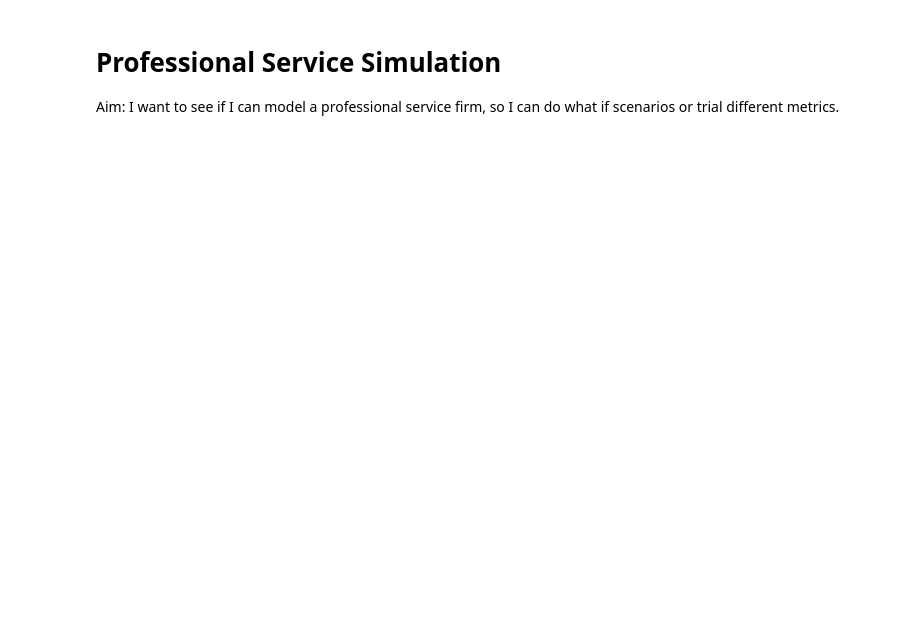
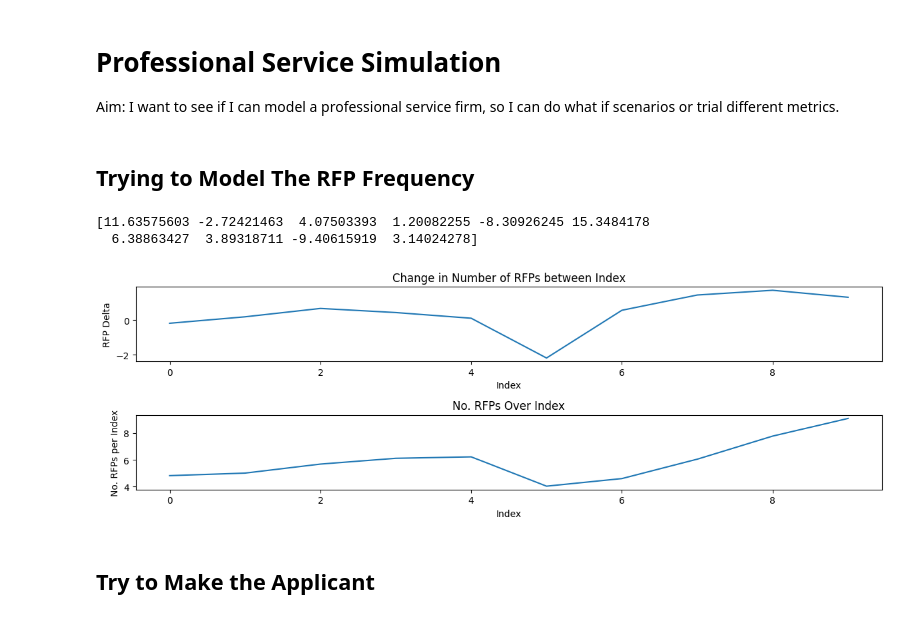
Before and after one commit to mattbowman2/notebooks, a Jupyter notebook: notebooks/colab/01_consulting/main.ipynb, the cells around one changed output. Drawn from its saved outputs; the diff is of its cells as text; code cells hidden in the pictures; blank space fills up the shorter version.

```diff
--- a/notebooks/colab/01_consulting/main.ipynb
+++ b/notebooks/colab/01_consulting/main.ipynb
@@ -4,3 +4,51 @@
 # Professional Service Simulation
 
 Aim: I want to see if I can model a professional service firm, so I can do what if scenarios or trial different metrics.
+# %% [markdown]
+## Trying to Model The RFP Frequency
+# %%
+import numpy as np
+
+n = 10
+
+samples = np.random.normal(loc=0, scale=10, size=n)
+print(samples)
+import matplotlib.pyplot as plt
+
+# CALIBRATION
+prior_value = 5
+values = []
+deltas = []
+
+# STEP THROUGHS
+for i in range(n):
+  delta = np.random.normal(loc=0, scale=1, size=n)[0]
+  value = prior_value + delta
+
+  # UPDATE
+  prior_value = value
+  values.append(value)
+  deltas.append(delta)
+
+# Create figure with 2 subplots (side by side)
+fig, axes = plt.subplots(2, 1, figsize=(12, 4))
+
+# Line plot
+axes[0].plot(deltas)
+axes[0].set_xlabel("Index")
+axes[0].set_ylabel("RFP Delta")
+axes[0].set_title("Change in Number of RFPs between Index")
+
+axes[1].plot(values)
+axes[1].set_xlabel("Index")
+axes[1].set_ylabel("No. RFPs per Index")
+axes[1].set_title("No. RFPs Over Index")
+
+plt.tight_layout()
+plt.show()
+# %% [output]
+[11.63575603 -2.72421463  4.07503393  1.20082255 -8.30926245 15.3484178
+  6.38863427  3.89318711 -9.40615919  3.14024278]
+[figure, added]
+# %% [markdown]
+## Try to Make the Applicant
```
Also changed, not shown: parts of 3 cells of this notebook.
